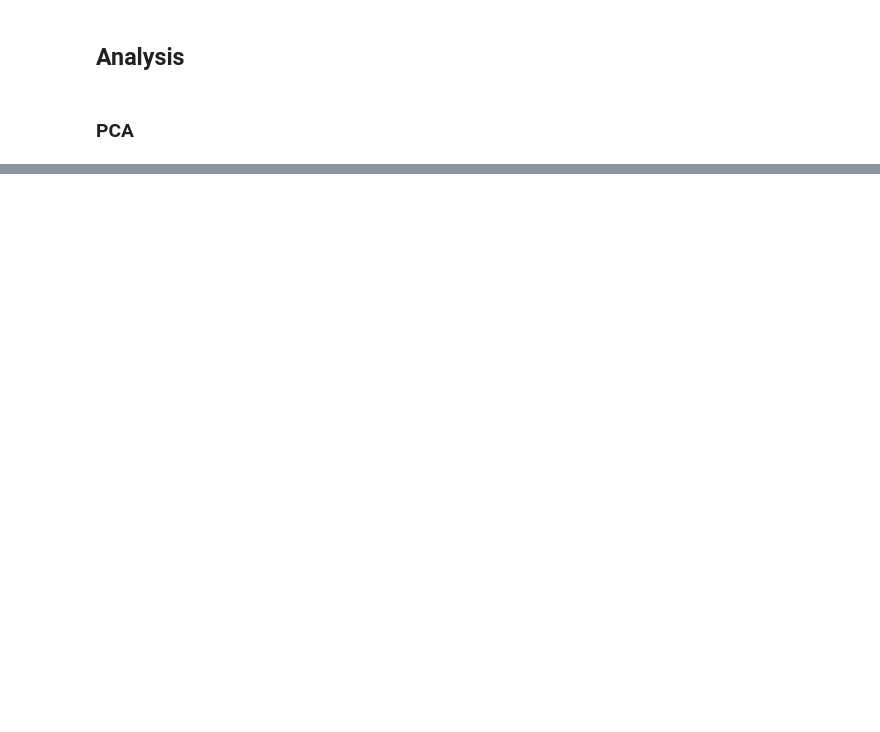
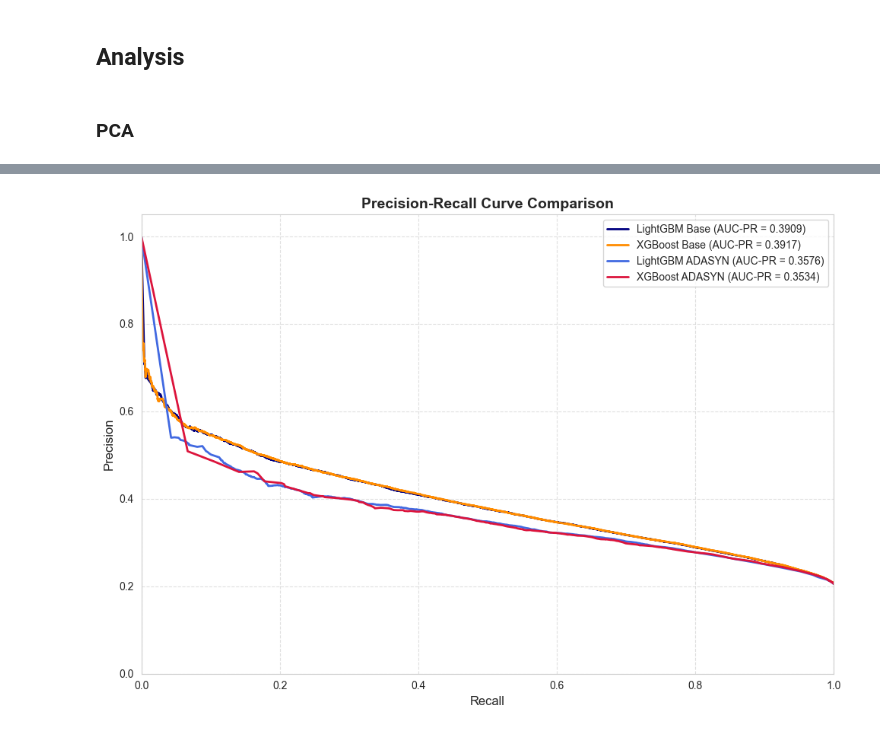
Before and after one commit to irfanbudianto/LGBM_vs_XGB, a Jupyter notebook: LGBM_vs_XGB_on_imbalance_data.ipynb, the cells around one changed output, grey strips where cells are left out. Cells and saved outputs as stored; diff of their text form; code cells hidden in the pictures; blank space fills up the shorter version.

```diff
--- a/LGBM_vs_XGB_on_imbalance_data.ipynb
+++ b/LGBM_vs_XGB_on_imbalance_data.ipynb
@@ -1102,0 +1179,40 @@ plot_comprehensive_pca(X_train_scaled[att], y_train, X_resampled[att], y_resampl
+# %%
+from sklearn.metrics import precision_recall_curve, average_precision_score
+
+# 1. Hitung Probabilitas untuk semua model
+# Skenario A (Base)
+y_proba_lgbm_a = model_lgbm_a.predict_proba(X_val_a)[:, 1]
+y_proba_xgb_a = model_xgb_a.predict_proba(X_val_a)[:, 1]
+
+# Skenario B (ADASYN)
+y_proba_lgbm_b = model_lgbm_b.predict_proba(X_val_b)[:, 1]
+y_proba_xgb_b = model_xgb_b.predict_proba(X_val_b)[:, 1]
+
+# 2. List untuk plotting
+models_eval = [
+    ('LightGBM Base', y_proba_lgbm_a, 'navy'),
+    ('XGBoost Base', y_proba_xgb_a, 'darkorange'),
+    ('LightGBM ADASYN', y_proba_lgbm_b, 'royalblue'),
+    ('XGBoost ADASYN', y_proba_xgb_b, 'crimson')
+]
+
+# 3. Visualisasi
+plt.figure(figsize=(10, 7))
+
+for name, proba, color in models_eval:
+    precision, recall, _ = precision_recall_curve(y_val, proba)
+    ap_score = average_precision_score(y_val, proba)
+    plt.plot(recall, precision, color=color, lw=2,
+             label=f'{name} (AUC-PR = {ap_score:.4f})')
+
+plt.xlabel('Recall', fontsize=12)
+plt.ylabel('Precision', fontsize=12)
+plt.title('Precision-Recall Curve Comparison', fontsize=14, fontweight='bold')
+plt.legend(loc="upper right")
+plt.grid(True, linestyle='--', alpha=0.6)
+plt.xlim([0.0, 1.0])
+plt.ylim([0.0, 1.05])
+plt.tight_layout()
+plt.show()
+# %% [output]
+[figure, added]
```
Also changed, not shown: parts of 24 cells of this notebook.
